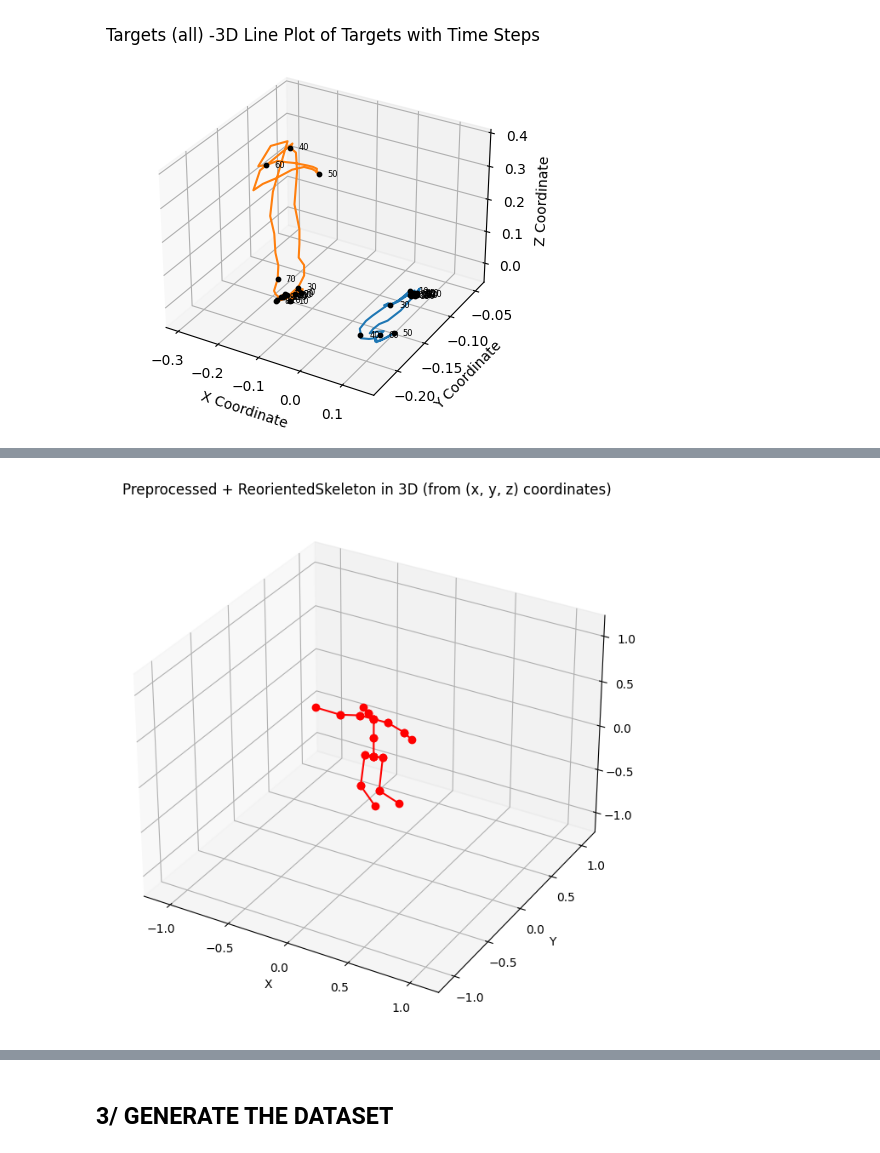
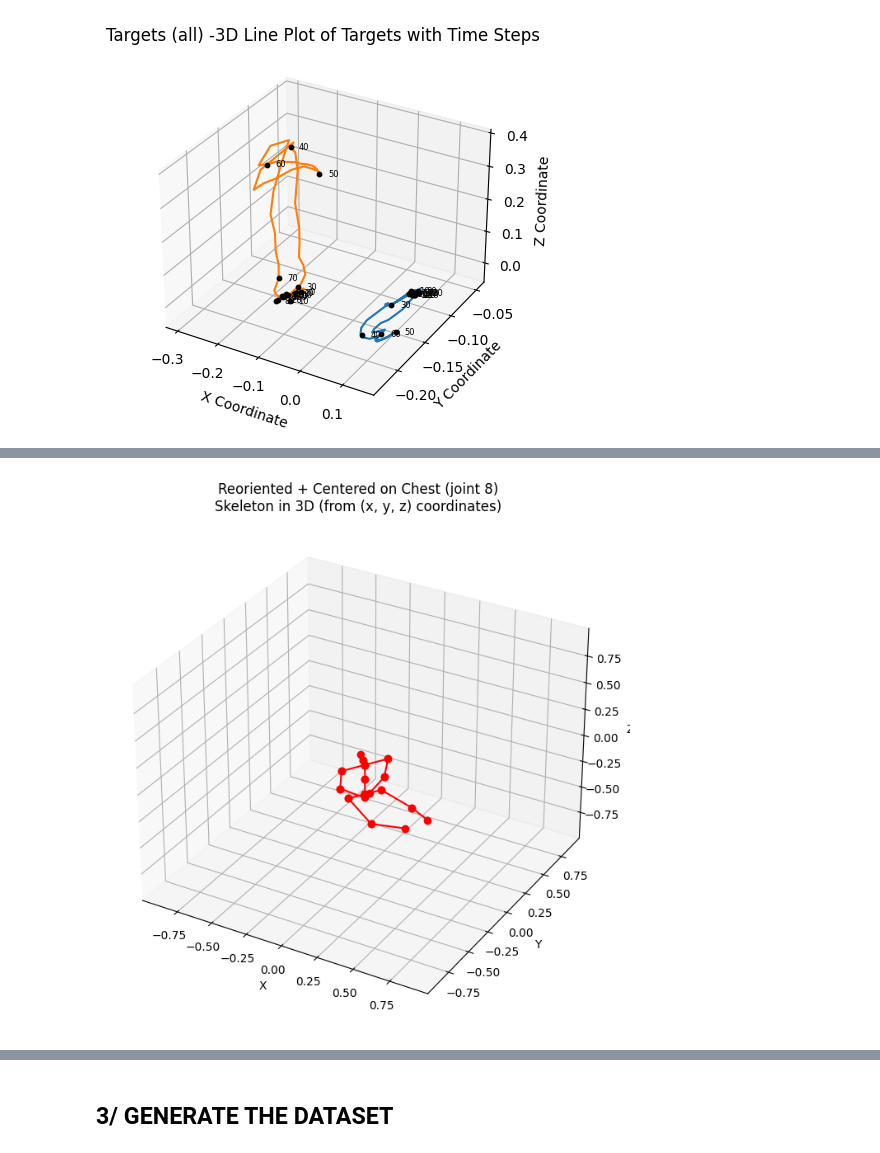
Before and after one commit to anaele-paris/Poppy, a Jupyter notebook: video_capturing.ipynb, the cells around one changed output, grey strips where cells are left out. Saved outputs shown, nothing was run; the diff lists cells and outputs as text; code cells hidden in the pictures.

Commit message:
created 2bis/ Alternative preprocessing to test centering on different joints

```diff
--- a/video_capturing.ipynb
+++ b/video_capturing.ipynb
@@ -799,2 +822,21 @@ video = path + file
 # Extract humain skeleton from video and preprocess
 skeletons = blazepose_skeletons(video)
+# %%
+# ALTERNATIVE 1 - CENTERING ON OTHER JOINTS THAN PELVIS (JOINT 0)
+# pelvis (ref_joint=0), base of neck (ref_joint=8), left foot (ref_joint=3), left shoulder (ref_joint=11)
+
+# Choose sequence
+begin = 100
+end = 250
+sequence = slice(begin, end)
+
+# RAw skeleton
+# plot_skeletons_video_xyz(skeletons[sequence,:,:], topology, proportionnal=1, title="Raw Skeletons") # to viex extract [50:150,:,:]
+
+# Preprocess the skeleton with different centers (ref_joint= 0 pelvis, =3 left foot, =8 base of neck,  =11 left shoulder)
+centers = [0, 3, 8, 11]
+for center in centers:
+    skeletons_pp = preprocess_skeletons(skeletons, topology, ref_joint=center ,alpha= np.pi/4 , smoothing_n=4, interpolation_factor = 1 )
+    plot_skeletons_video_xyz(skeletons_pp[sequence,:,:], topology, proportionnal=1, title="Centered on " + joints_name[center] + " (joint "+ str(center) +") - ") # to viex extract [50:150,:,:]
+
+# => CHOICE OF THE CENTERING JOINT TO BE DONE ACCORDING TO POPPY'S EMBODIMENT (joints 0 is fix, joint 8 has little moovement possibilities)
@@ -801,24 +845,27 @@ skeletons = blazepose_skeletons(video)
 # %%
-# ALTERNATIVE 1 - HIP AND BACK AUTOMATIC ROTATIONS
+# ALTERNATIVE 2 - HIP AND BACK AUTOMATIC ROTATIONS
 # using reorient_skeleton function from utils.skeleton to reorient the skeleton
 
+
 # Choose sequence
-begin = 100
-end = 250
-sequence = slice(begin, end)
+# begin = 100
+# end = 250
+# sequence = slice(begin, end)
 
-# Rotate the skeleton with no centering
-skeletons_upright = rotate_skeletons(skeletons, np.pi/4*3, topology)
-plot_skeletons_video_xyz(skeletons_upright[sequence,:,:], topology, proportionnal=1, title="Upright not centered ") # to viex extract [50:150,:,:]
+# Centered on joint 0 (pelvis)
+skeletons_pp_0 = preprocess_skeletons(skeletons, topology, ref_joint=0 ,alpha= np.pi/4 , smoothing_n=4, interpolation_factor = 1 )
+plot_skeletons_video_xyz(skeletons_pp[sequence,:,:], topology, proportionnal=1, title="Preprocessed on joint 0 (pelvis)\n") # to view extract [50:150,:,:]
 
-# Preprocess the skeletons (center, rotateand smooth)
-skeletons_pp = preprocess_skeletons(skeletons, topology, ref_joint=0 ,alpha= np.pi/4 , smoothing_n=4, interpolation_factor = 1 )
-plot_skeletons_video_xyz(skeletons_pp[sequence,:,:], topology, proportionnal=1, title="Standard preprocessed ") # to viex extract [50:150,:,:]
+# Centered + re-oriented
+centers = [0, 3, 8]
+skeletons_pp = reorder_axes(skeletons)
+for center in centers:
+    reoriented_skeletons = reorient_skeleton(skeletons_pp, topology)
+    reoriented_skeletons = center_skeletons(reoriented_skeletons, ref_joint=center)
+    plot_skeletons_video_xyz(reoriented_skeletons[sequence,:,:], topology, proportionnal=1, title="Reoriented + Centered on " + joints_name[center] + " (joint "+ str(center) +")\n") # to view extract [50:150,:,:]
 
-# Automatic reorientation of the skeleton
-test = reorient_skeleton(skeletons_pp, topology)
-plot_skeletons_video_xyz(test[sequence,:,:], topology, proportionnal=1, title="Preprocessed + Reoriented") # to viex extract [50:150,:,:]
-
-# => DESPITE THE HOOLAHOOPS THE BASSIN REMAINS IMMOBILE AND THE BUST ALWAYS STRAIGHT WITH AUTOMATIC REORIENTATION
+# => DESPITE THE HOOLAHOOPS/TWIST/KNEELING THE BASSIN REMAINS IMMOBILE AND THE BUST ALWAYS STRAIGHT WITH AUTOMATIC REORIENTATION
+# => AUTOMATIC REORIENTATION CENTERS ON THE PLEVIS (joint 0) AND STRAIGHTENS THE BUST (joints 0-8 and joints 0-3)
+# !!! function may create body distorsions (to be checked) !!!
 # %% [output]
-[figure, old version]
+[figure, new version]
```
Also changed, not shown: parts of 15 cells of this notebook, 20 other files.
